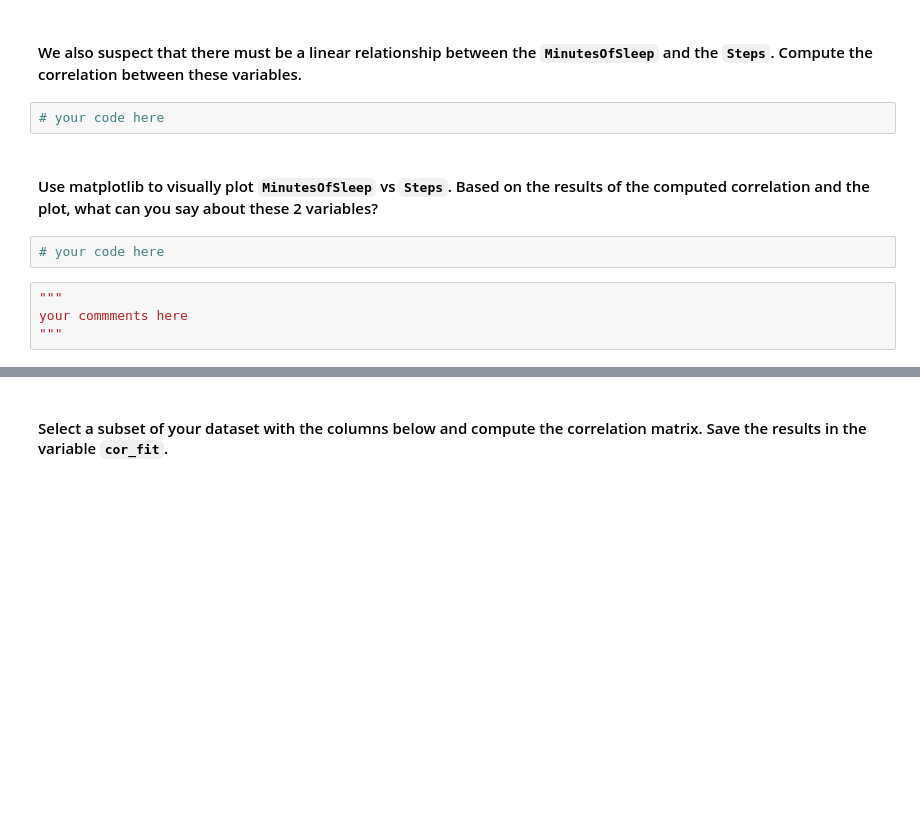
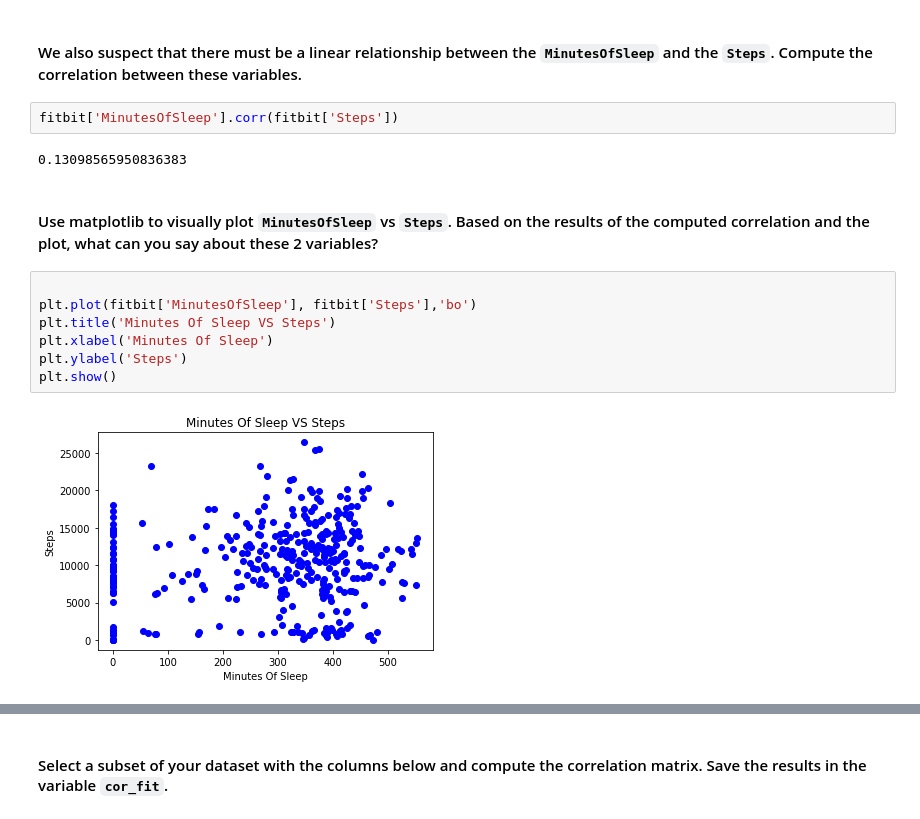
Before and after one commit to rubenmartinezlorente/lab-pivot-table-and-correlation, a Jupyter notebook: your_code/main.ipynb, the cells around one changed output, grey strips where cells are left out. Saved outputs shown, nothing was run; the diff lists cells and outputs as text; blank space fills up the shorter version.

```diff
--- a/your_code/main.ipynb
+++ b/your_code/main.ipynb
@@ -181,12 +294,17 @@ your commments here
 # %% [markdown]
 #### We also suspect that there must be a linear relationship between the `MinutesOfSleep` and the `Steps`. Compute the correlation between these variables.
-# %%
-# your code here
+# %%
+fitbit['MinutesOfSleep'].corr(fitbit['Steps'])
+# %% [output]
+0.13098565950836383
 # %% [markdown]
 #### Use matplotlib to visually plot `MinutesOfSleep` vs `Steps`. Based on the results of the computed correlation and the plot, what can you say about these 2 variables?
-# %%
-# your code here
-# %%
-"""
-your commments here
-"""
+# %%
+
+plt.plot(fitbit['MinutesOfSleep'], fitbit['Steps'],'bo')
+plt.title('Minutes Of Sleep VS Steps')
+plt.xlabel('Minutes Of Sleep')
+plt.ylabel('Steps')
+plt.show()
+# %% [output]
+[figure, added]
```
Also changed, not shown: parts of 53 cells of this notebook, 3 other files.
